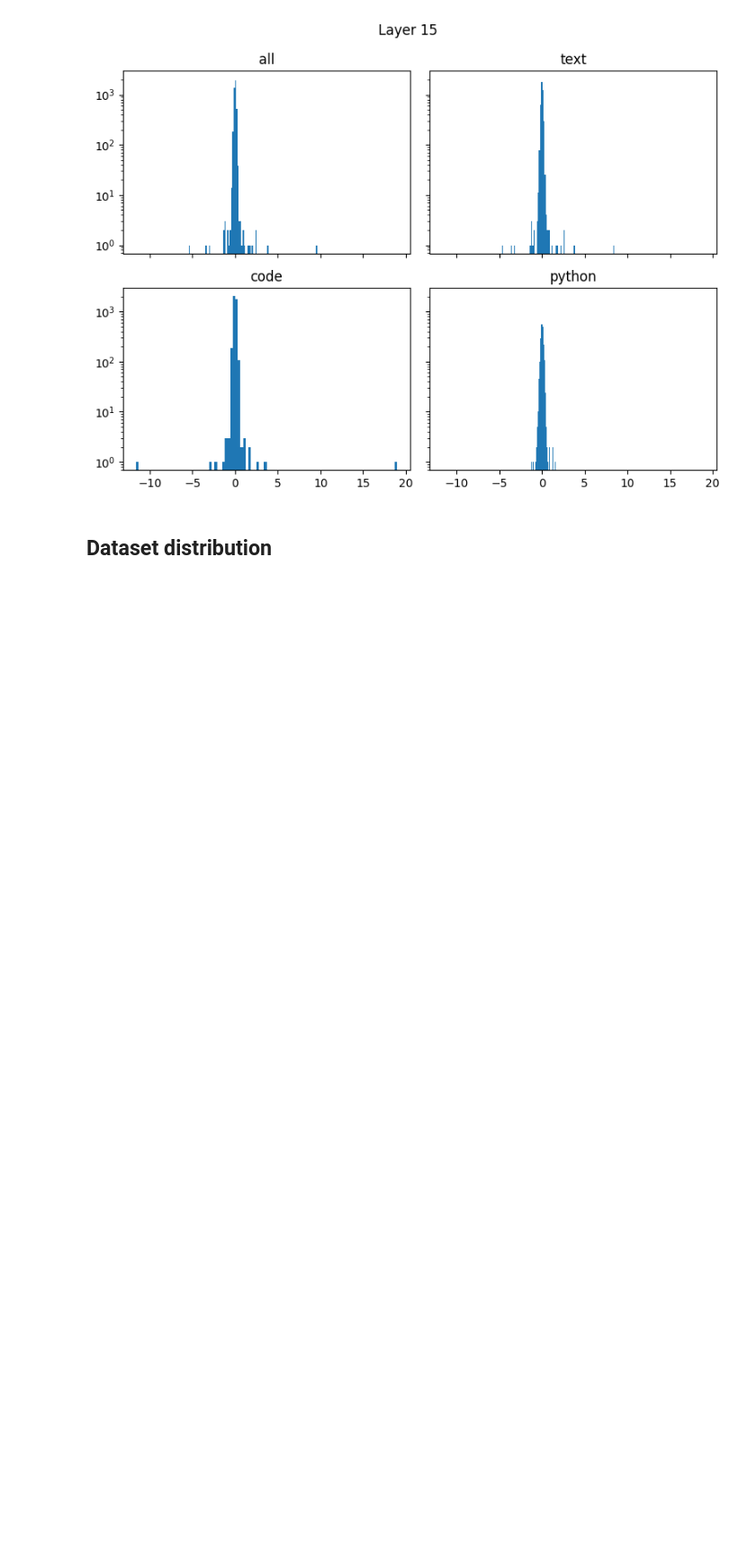
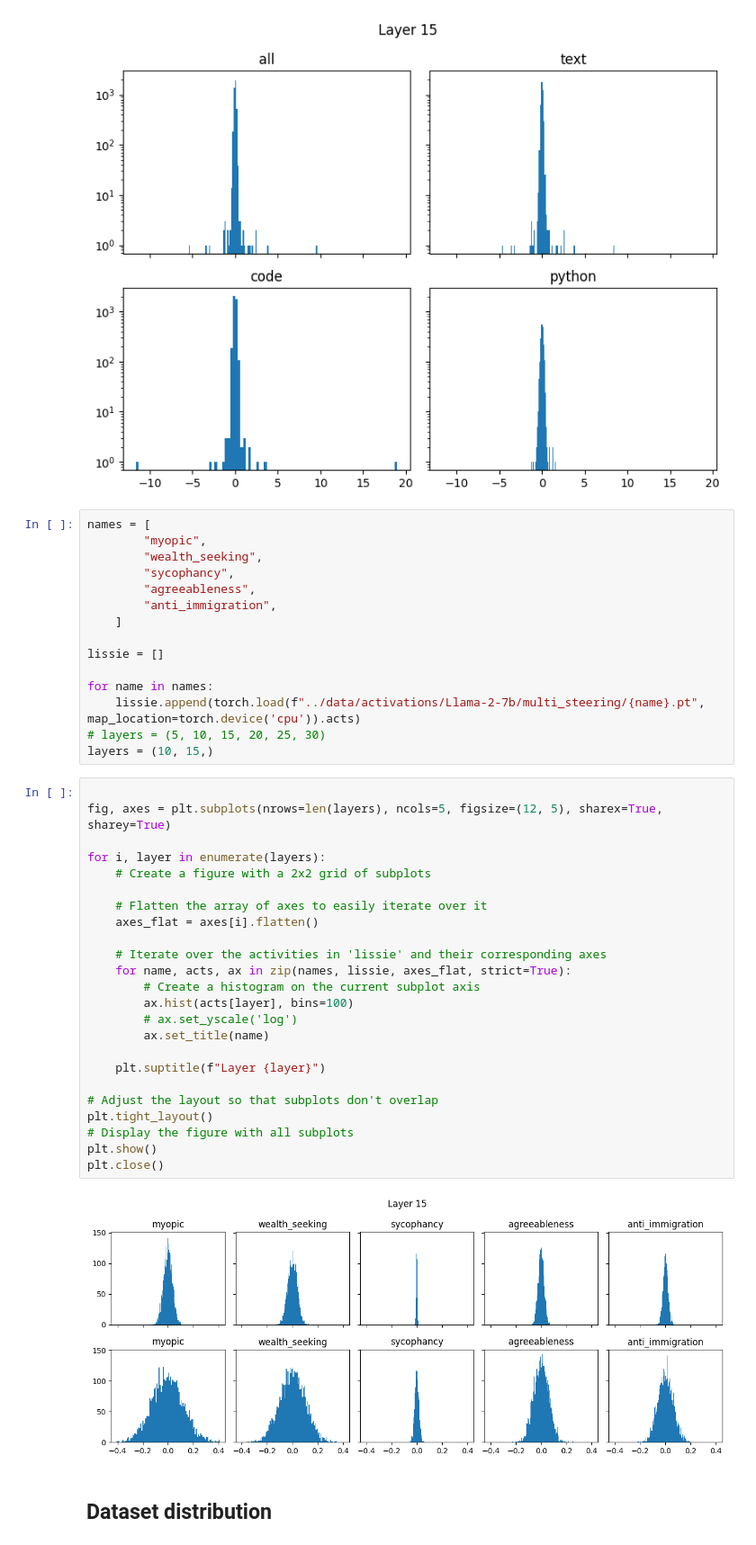
Before and after one commit to TeunvdWeij/extending-activation-addition, a Jupyter notebook: notebooks/misc_investigations.ipynb, the cells around one changed output. Shown at 90% size. Saved outputs shown, nothing was run; the diff lists cells and outputs as text; blank space fills up the shorter version.

```diff
--- a/notebooks/misc_investigations.ipynb
+++ b/notebooks/misc_investigations.ipynb
@@ -46,6 +46,47 @@ for layer in layers:
     plt.close()
 # %% [output]
 [figure]
+# %%
+names = [
+        "myopic",
+        "wealth_seeking",
+        "sycophancy",
+        "agreeableness",
+        "anti_immigration",
+    ]
+
+lissie = []
+
+for name in names:
+    lissie.append(torch.load(f"../data/activations/Llama-2-7b/multi_steering/{name}.pt", map_location=torch.device('cpu')).acts)
+# layers = (5, 10, 15, 20, 25, 30)
+layers = (10, 15,)
+# %%
+
+fig, axes = plt.subplots(nrows=len(layers), ncols=5, figsize=(12, 5), sharex=True, sharey=True)
+
+for i, layer in enumerate(layers):
+    # Create a figure with a 2x2 grid of subplots
+
+    # Flatten the array of axes to easily iterate over it
+    axes_flat = axes[i].flatten()
+
+    # Iterate over the activities in 'lissie' and their corresponding axes
+    for name, acts, ax in zip(names, lissie, axes_flat, strict=True):
+        # Create a histogram on the current subplot axis
+        ax.hist(acts[layer], bins=100)
+        # ax.set_yscale('log')
+        ax.set_title(name)
+
+    plt.suptitle(f"Layer {layer}")
+
+# Adjust the layout so that subplots don't overlap
+plt.tight_layout()
+# Display the figure with all subplots
+plt.show()
+plt.close()
+# %% [output]
+[figure, added]
 # %% [markdown]
 ## Dataset distribution
 # %%
```
Also changed, not shown: parts of 1 cell of this notebook, 2 other files.
